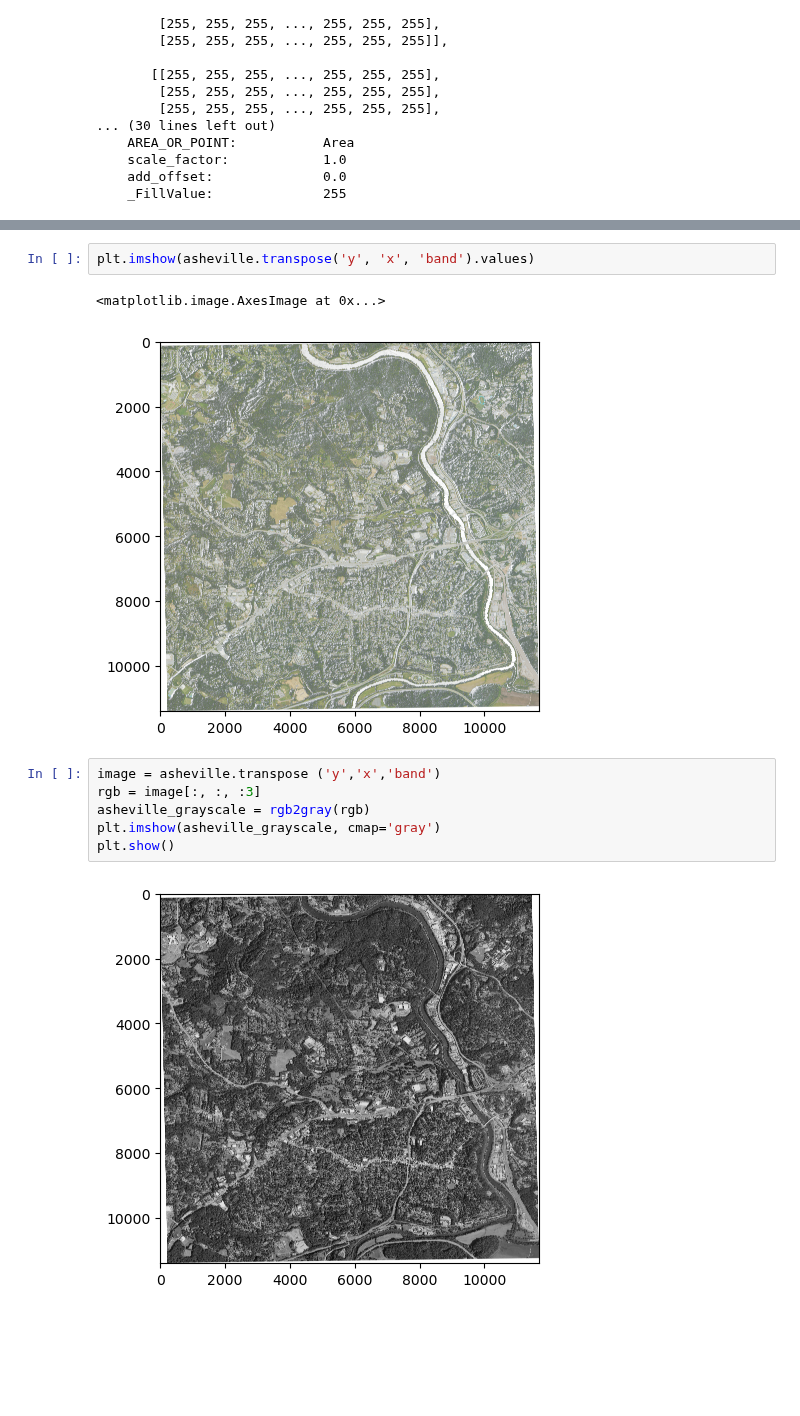
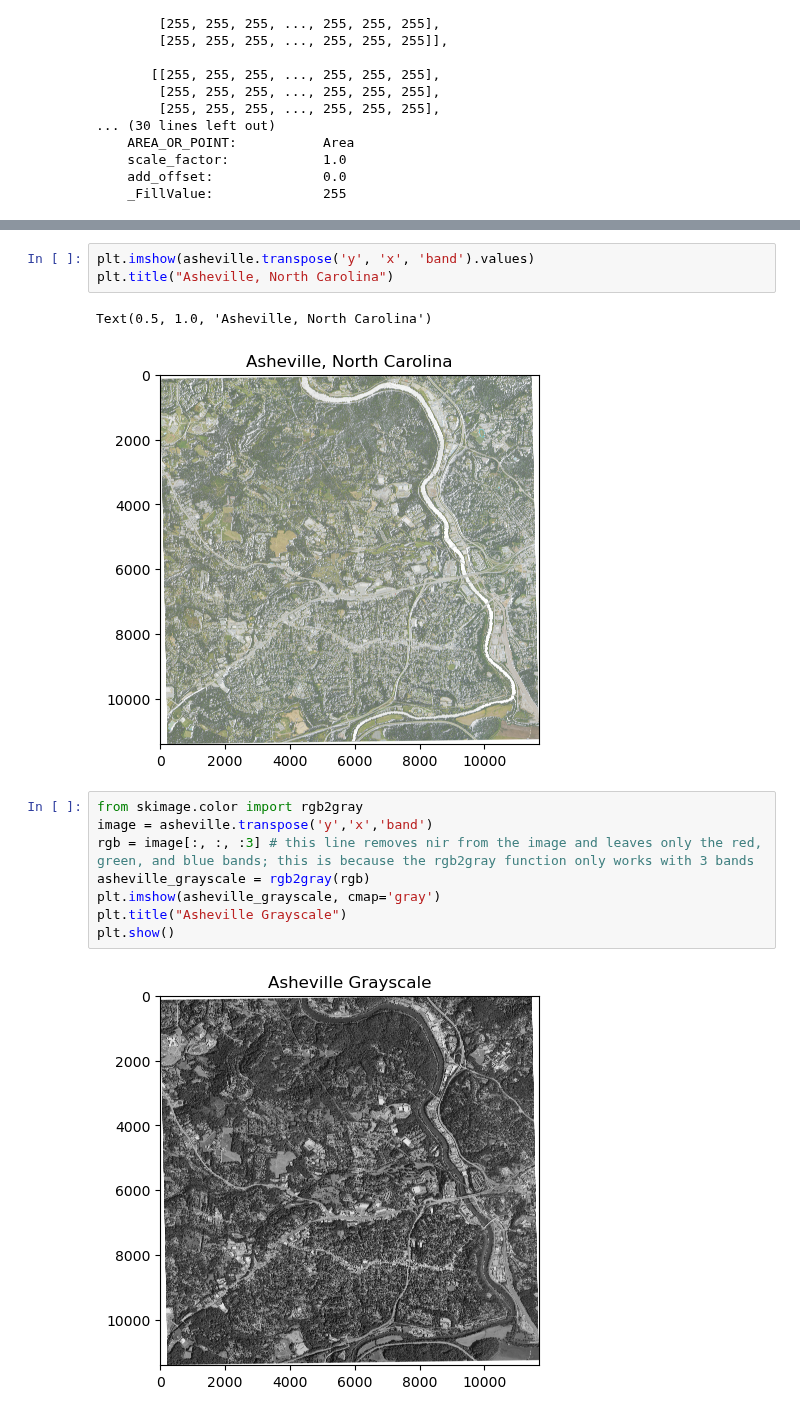
Before and after one commit to acs0068/homework4, a Jupyter notebook: hw4.ipynb, the cells around one changed output, grey strips where cells are left out. Cells and saved outputs as stored; diff of their text form; blank space fills up the shorter version.

```diff
--- a/hw4.ipynb
+++ b/hw4.ipynb
@@ -41,13 +30,16 @@ asheville[0].plot()
 # %%
 plt.imshow(asheville.transpose('y', 'x', 'band').values)
+plt.title("Asheville, North Carolina")
 # %% [output]
-<matplotlib.image.AxesImage at 0x...>
+Text(0.5, 1.0, 'Asheville, North Carolina')
-[figure, old version]
+[figure, new version]
 # %%
-image = asheville.transpose ('y','x','band')
-rgb = image[:, :, :3]
+from skimage.color import rgb2gray
+image = asheville.transpose('y','x','band')
+rgb = image[:, :, :3] # this line removes nir from the image and leaves only the red, green, and blue bands; this is because the rgb2gray function only works with 3 bands
 asheville_grayscale = rgb2gray(rgb)
 plt.imshow(asheville_grayscale, cmap='gray')
+plt.title("Asheville Grayscale")
 plt.show()
 # %% [output]
-[figure, old version]
+[figure, new version]
```
Also changed, not shown: parts of 12 cells of this notebook.
